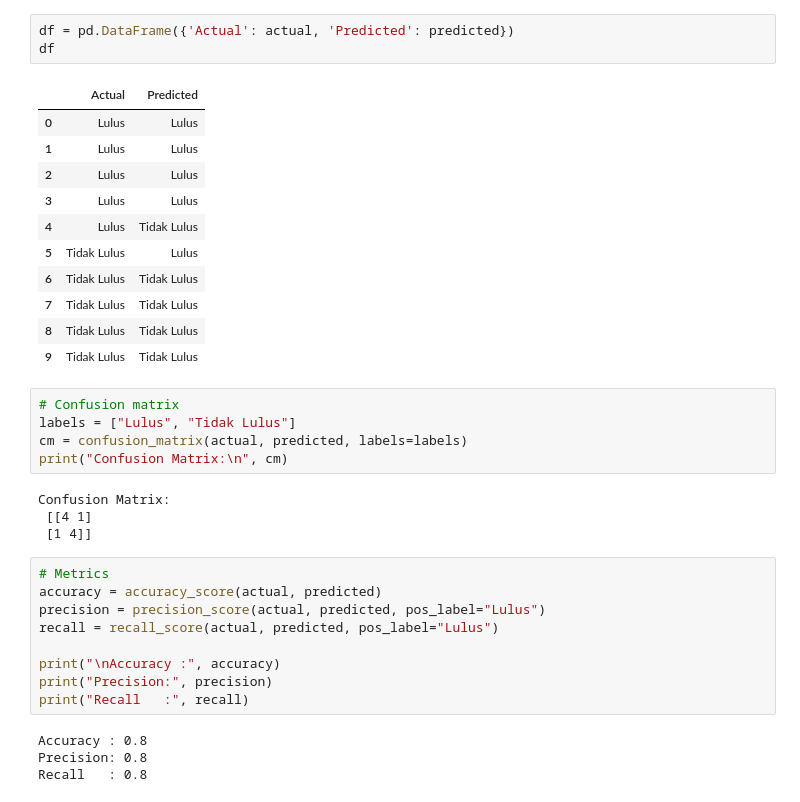
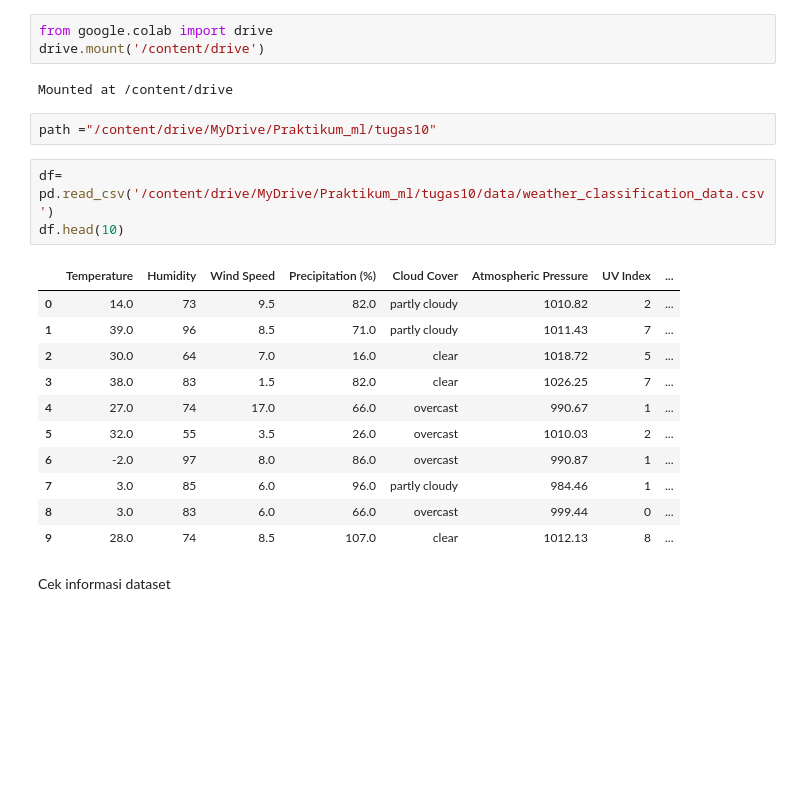
Before and after one commit to yantiputri/SEMESTER-3, a Jupyter notebook: tugas10.ipynb, the cells around one changed output. Saved outputs shown, nothing was run; the diff lists cells and outputs as text; blank space fills up the shorter version.

```diff
--- a/tugas10.ipynb
+++ b/tugas10.ipynb
@@ -19,37 +13,24 @@ predicted = [
-# %%
-df = pd.DataFrame({'Actual': actual, 'Predicted': predicted})
-df
-# %% [output]
-|  | Actual | Predicted |
-| 0 | Lulus | Lulus |
-| 1 | Lulus | Lulus |
-| 2 | Lulus | Lulus |
-| 3 | Lulus | Lulus |
-| 4 | Lulus | Tidak Lulus |
-| 5 | Tidak Lulus | Lulus |
-| 6 | Tidak Lulus | Tidak Lulus |
-| 7 | Tidak Lulus | Tidak Lulus |
-| 8 | Tidak Lulus | Tidak Lulus |
-| 9 | Tidak Lulus | Tidak Lulus |
-# %%
-# Confusion matrix
-labels = ["Lulus", "Tidak Lulus"]
-cm = confusion_matrix(actual, predicted, labels=labels)
-print("Confusion Matrix:\n", cm)
-# %% [output]
-Confusion Matrix:
- [[4 1]
- [1 4]]
-# %%
-# Metrics
-accuracy = accuracy_score(actual, predicted)
-precision = precision_score(actual, predicted, pos_label="Lulus")
-recall = recall_score(actual, predicted, pos_label="Lulus")
-
-print("\nAccuracy :", accuracy)
-print("Precision:", precision)
-print("Recall   :", recall)
-# %% [output]
-Accuracy : 0.8
-Precision: 0.8
-Recall   : 0.8
+# %%
+from google.colab import drive
+drive.mount('/content/drive')
+# %% [output]
+Mounted at /content/drive
+# %%
+path ="/content/drive/MyDrive/Praktikum_ml/tugas10"
+# %%
+df= pd.read_csv('/content/drive/MyDrive/Praktikum_ml/tugas10/data/weather_classification_data.csv')
+df.head(10)
+# %% [output]
+|  | Temperature | Humidity | Wind Speed | Precipitation (%) | Cloud Cover | Atmospheric Pressure | UV Index | ... |
+| 0 | 14.0 | 73 | 9.5 | 82.0 | partly cloudy | 1010.82 | 2 | ... |
+| 1 | 39.0 | 96 | 8.5 | 71.0 | partly cloudy | 1011.43 | 7 | ... |
+| 2 | 30.0 | 64 | 7.0 | 16.0 | clear | 1018.72 | 5 | ... |
+| 3 | 38.0 | 83 | 1.5 | 82.0 | clear | 1026.25 | 7 | ... |
+| 4 | 27.0 | 74 | 17.0 | 66.0 | overcast | 990.67 | 1 | ... |
+| 5 | 32.0 | 55 | 3.5 | 26.0 | overcast | 1010.03 | 2 | ... |
+| 6 | -2.0 | 97 | 8.0 | 86.0 | overcast | 990.87 | 1 | ... |
+| 7 | 3.0 | 85 | 6.0 | 96.0 | partly cloudy | 984.46 | 1 | ... |
+| 8 | 3.0 | 83 | 6.0 | 66.0 | overcast | 999.44 | 0 | ... |
+| 9 | 28.0 | 74 | 8.5 | 107.0 | clear | 1012.13 | 8 | ... |
+# %% [markdown]
+Cek informasi dataset
```
Also changed, not shown: parts of 21 cells of this notebook.
